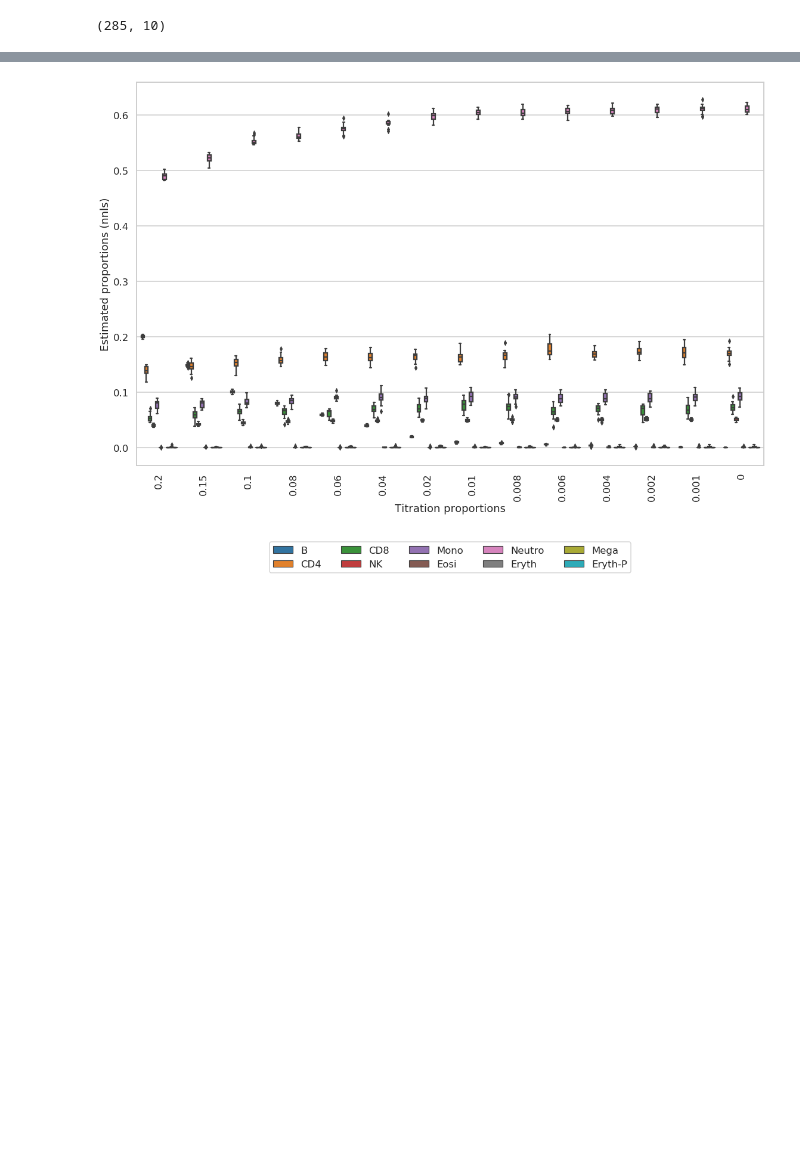
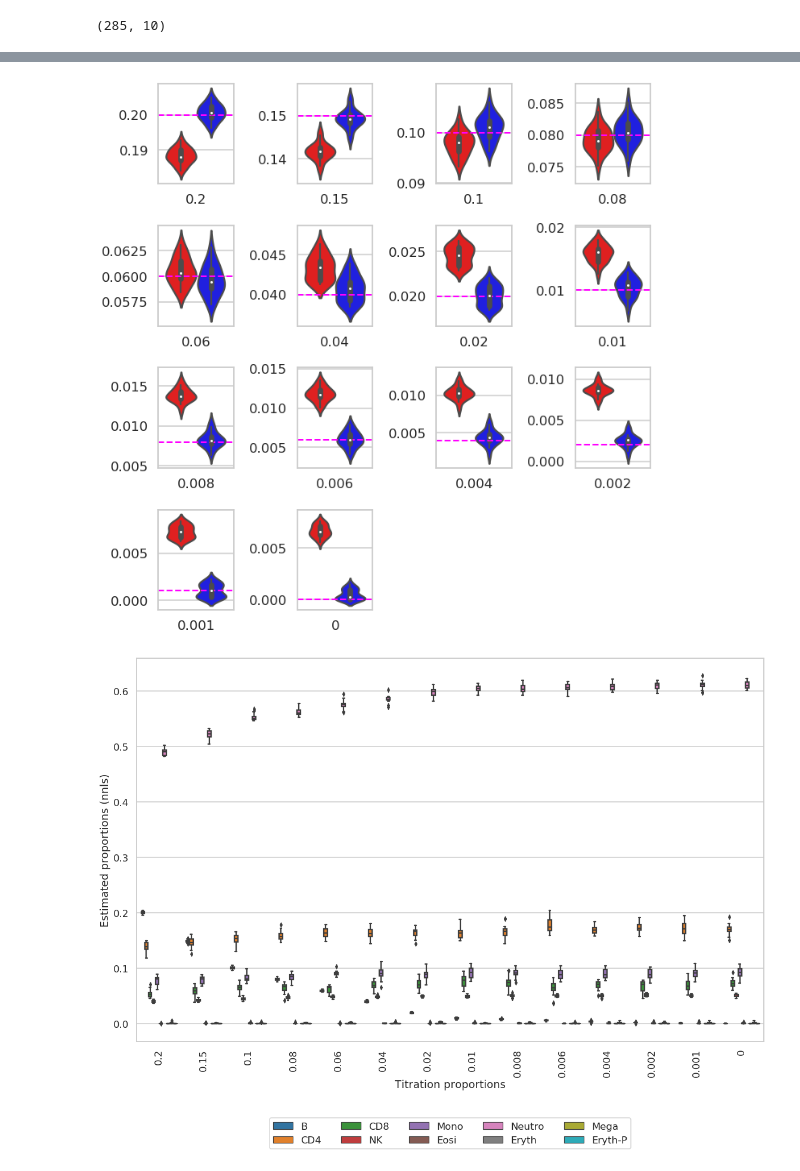
Before and after one commit to gh-msun/gh-msun, a Jupyter notebook: projects/2023_06_26_SRT_deconvolution_MS/notebooks/titration/primary_immune_loyfer_wholeblood/titration_B.ipynb, the cells around one changed output, grey strips where cells are left out. Saved outputs shown, nothing was run; the diff lists cells and outputs as text; code cells hidden in the pictures; blank space fills up the shorter version.

```diff
--- a/projects/2023_06_26_SRT_deconvolution_MS/notebooks/titration/primary_immune_loyfer_wholeblood/titration_B.ipynb
+++ b/projects/2023_06_26_SRT_deconvolution_MS/notebooks/titration/primary_immune_loyfer_wholeblood/titration_B.ipynb
@@ -419,3 +403,11 @@ dcnv.boxplot_titration_zoom(list_of_deconvolution_dfs=deconvolution_nnls,
+# %%
+dcnv.boxplot_titration_zoom_combined(list_of_deconvolution_dfs_naive=deconvolution_naive,
+                       list_of_deconvolution_dfs_nnls=deconvolution_nnls,
+                      cell_type=TITRATING_CELLTYPE_ATLAS,
+                      true_proportions=TITRATION_LIST
+                      )
+# %% [output]
+[figure, added]
 # %%
 dcnv.background_estimates_boxplot(list_of_deconvolution_dfs = deconvolution_nnls,
                              cell_types = ['B', 'CD4', 'CD8', 'NK', 'Mono', 'Eosi', 'Neutro', 'Eryth', 'Mega', 'Eryth-P'],
```
Also changed, not shown: parts of 9 cells of this notebook, 8 other files.
